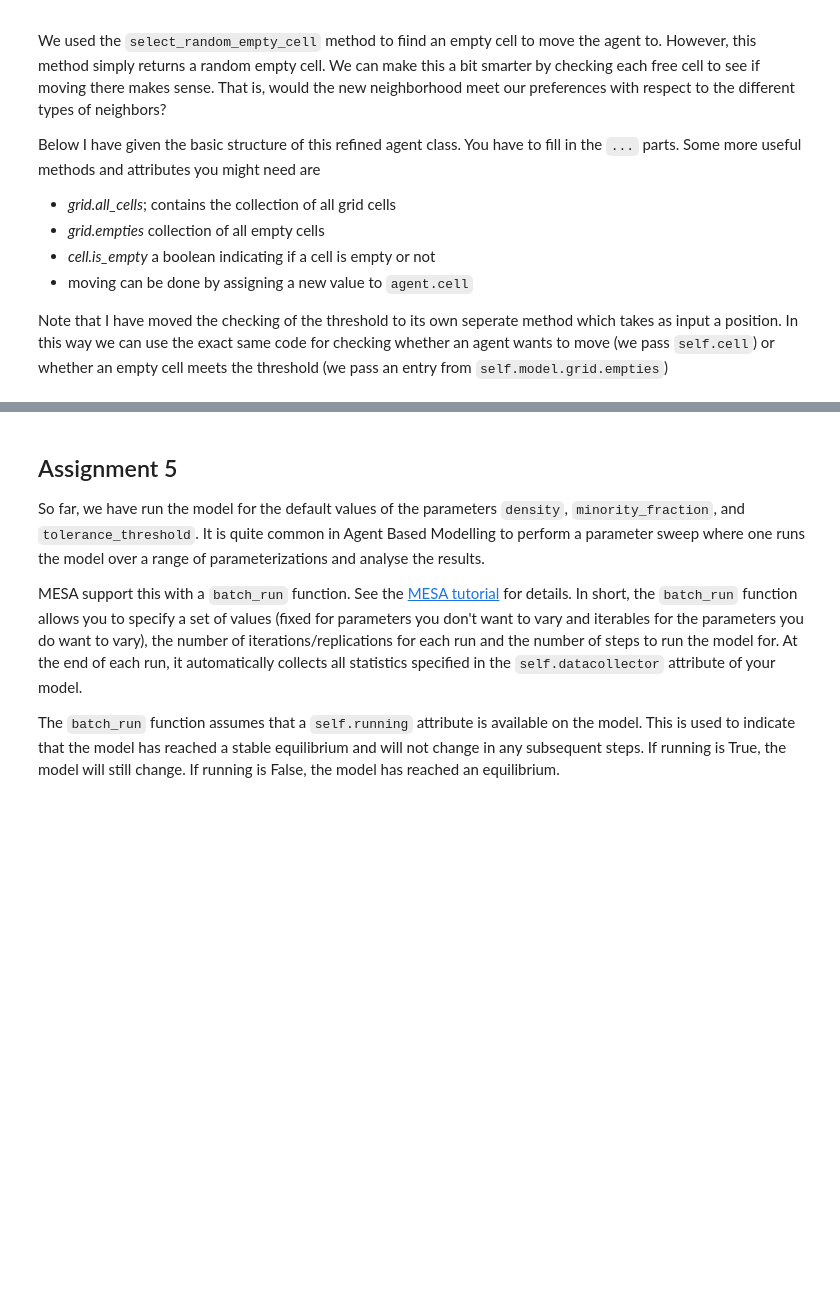
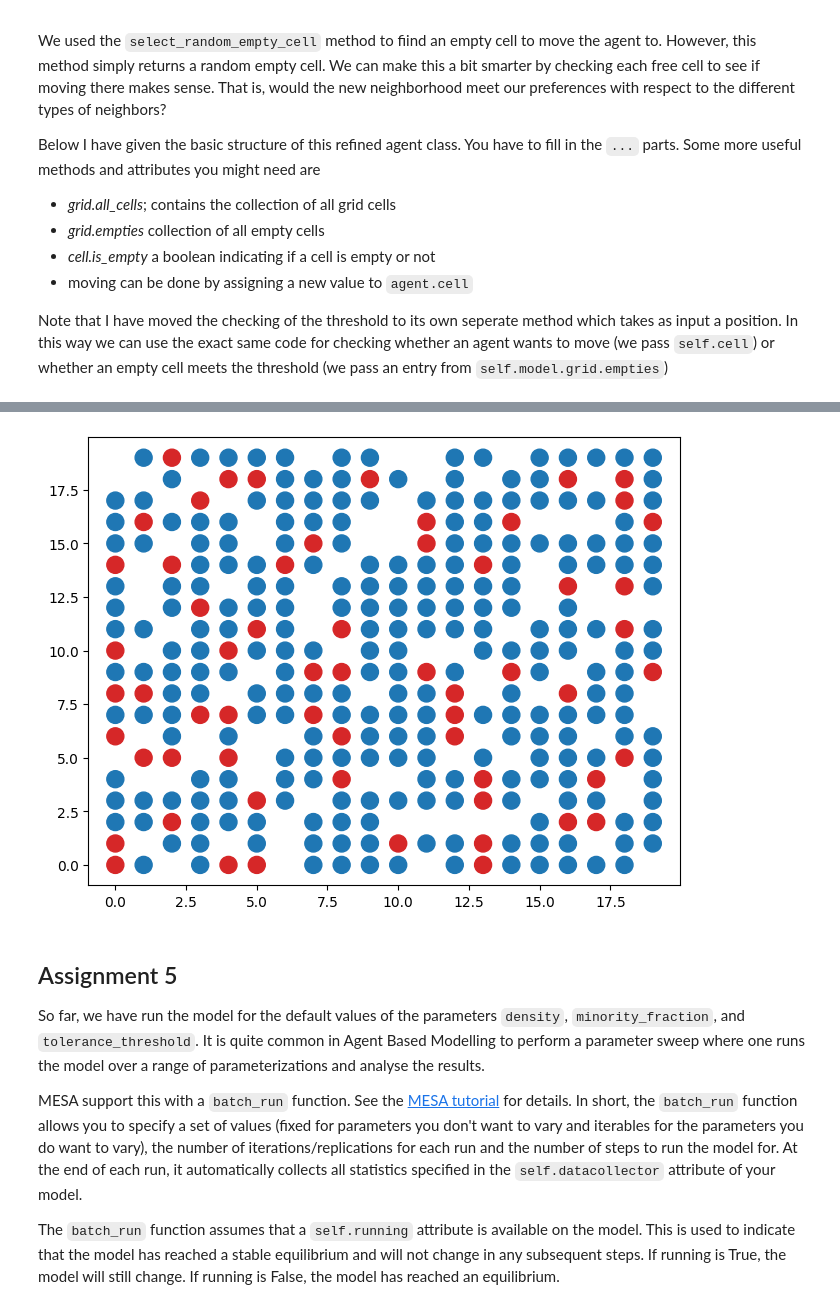
Before and after one commit to TKoning123/EPA123a_open, a Jupyter notebook: week_3/Assignment 3 segregation.ipynb, the cells around one changed output, grey strips where cells are left out. Saved outputs shown, nothing was run; the diff lists cells and outputs as text; code cells hidden in the pictures; blank space fills up the shorter version.

```diff
--- a/week_3/Assignment 3 segregation.ipynb
+++ b/week_3/Assignment 3 segregation.ipynb
@@ -261,7 +261,12 @@ Implementing this requires a few changes:
 Go ahead and update both the agent and the model.
 # %%
 def count_happy(model):
-    ...
+    happy_count=0
+    for agent in model.agents:
+        if agent.happy==True:
+            happy_count+=1
+    return happy_count
+
 
 
 class Schelling(Model):
@@ -343,7 +348,16 @@ class SchellingAgent(CellAgent):
         self.happy = False
 
     def step(self):
-        ...
+        different=0
+        for neighbor in self.cell.neighborhood.agents:
+            if neighbor.color!=self.color:
+                different+=1
+        if self.tolerance_threshold<different:
+             new_cell=self.model.grid.select_random_empty_cell()
+             self.cell=new_cell
+             self.happy=False
+        else:
+            self.happy= True
 # %%
 from mesa.visualization import SolaraViz, SpaceRenderer
 
@@ -422,0 +449,19 @@ page
+# %%
+from mesa.visualization import SolaraViz, SpaceRenderer, make_plot_component
+
+model = Schelling()
+
+renderer = SpaceRenderer(model)
+renderer.draw_agents(agent_portrayal=agent_portrayal)
+
+HappyPlot = make_plot_component(["happy"])
+
+page = SolaraViz(
+    model,
+    renderer,                 # hier, 2e argument
+    components=[HappyPlot],   # alleen de plotcomponenten
+    model_params=model_params,
+)
+
+page
+# %% [output]
@@ -423,3 +469,4 @@ page
+[figure, added]
 # %% [markdown]
 ## Assignment 5
 So far, we have run the model for the default values of the parameters `density`, `minority_fraction`, and `tolerance_threshold`. It is quite common in Agent Based Modelling to perform a parameter sweep where one runs the model over a range of parameterizations and analyse the results.
```
Also changed, not shown: parts of 9 cells of this notebook, 4 other files.
